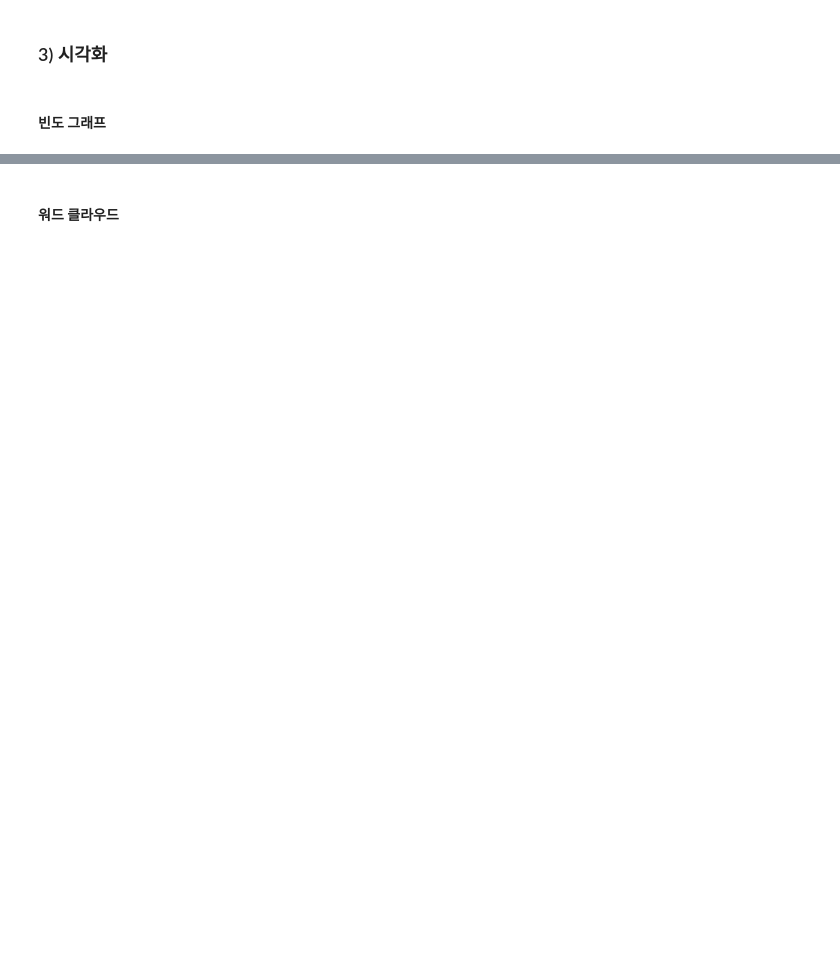
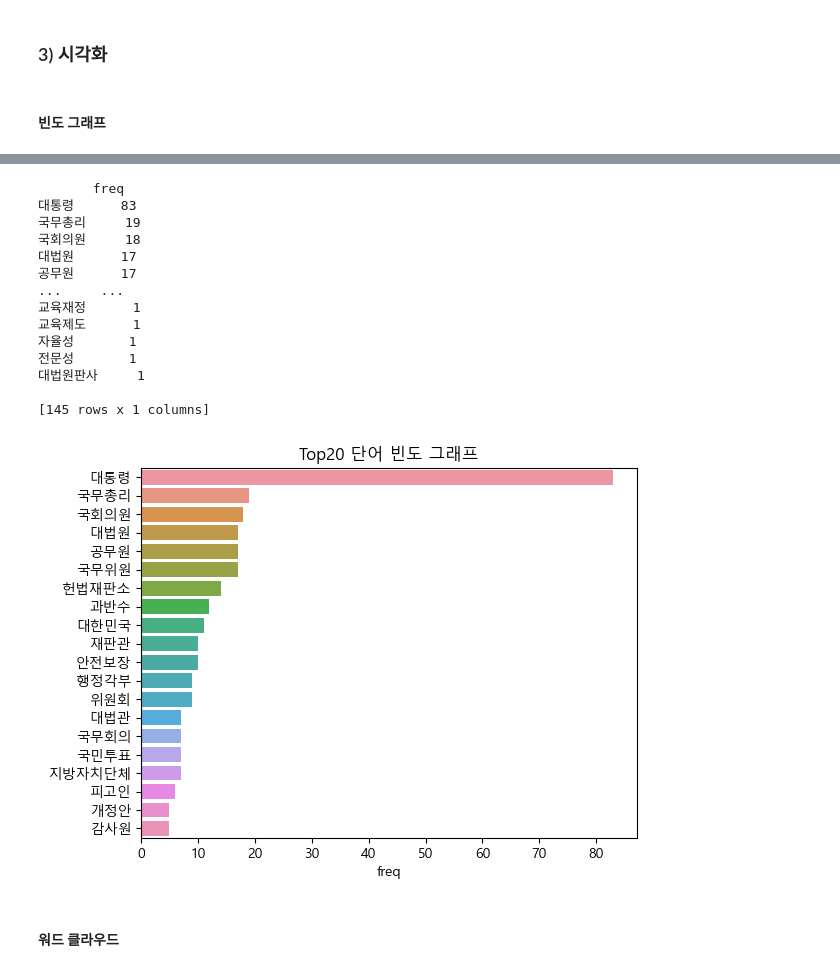
Before and after one commit to rlfgus0821/-HTML-, a Jupyter notebook: 08_text preprocessing/NLP_04_텍스트전처리와시각화01.ipynb, the cells around one changed output, grey strips where cells are left out. Saved outputs shown, nothing was run; the diff lists cells and outputs as text; code cells hidden in the pictures; blank space fills up the shorter version.

```diff
--- a/08_text preprocessing/NLP_04_텍스트전처리와시각화01.ipynb
+++ b/08_text preprocessing/NLP_04_텍스트전처리와시각화01.ipynb
@@ -341,2 +460,42 @@ plt.show()
+# %%
+def pick_tag_tokens(token_tag, tag_name='Noun', word_len=1):
+
+    # 품사 구분 짓기
+    tokens_pos = okt.pos(token_tag)
+
+    # tag_name 추출
+    tokens_pos_list = [token[0] for token in tokens_pos if token[1] == tag_name ]
+    tokens_pos_list_2 = [token for token in tokens_pos_list if len(token)> word_len ]
+
+    # 빈도수 계산
+    pos_cnt = Counter(tokens_pos_list_2)
+
+    # 빈도수 높은 순으로 정렬 후 데이터 프레임
+    df_pos_cnt = pd.DataFrame(pd.Series(pos_cnt), columns=['freq'])
+    df_pos_cnt_sorted = df_pos_cnt.sort_values('freq',ascending=False)
+    return df_pos_cnt_sorted
+# %%
+# 3글자 이상 명사만 추출하여 빈도 순으로 정렬
+df = pick_tag_tokens(const_doc,tag_name='Noun',word_len=2)
+print(df)
+
+# 시각화
+top_word_barplot(df,20)
+# %% [output]
+       freq
+대통령      83
+국무총리     19
+국회의원     18
+대법원      17
+공무원      17
+...     ...
+교육재정      1
+교육제도      1
+자율성       1
+전문성       1
+대법원판사     1
+
+[145 rows x 1 columns]
+[figure, added]
 # %% [markdown]
 #### 워드 클라우드
```
Also changed, not shown: parts of 24 cells of this notebook, 3 other files.
